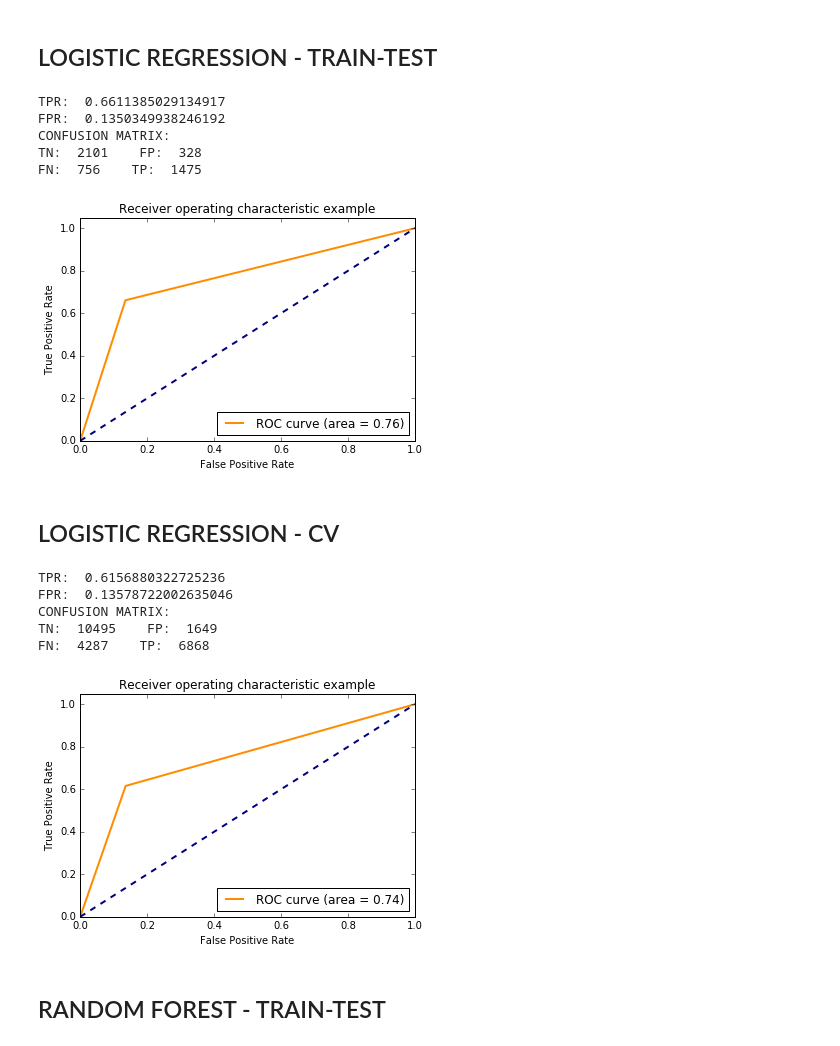
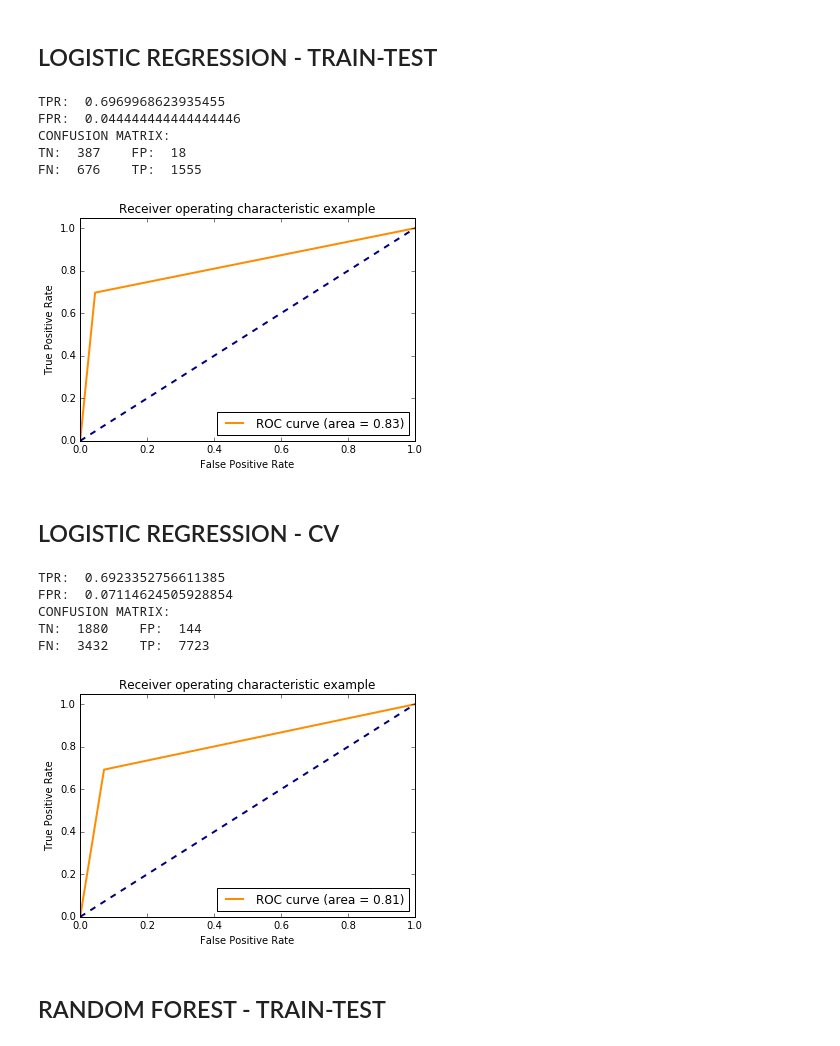
Before and after one commit to nachocarracedo/Lending_Club, a Jupyter notebook: lending_club.ipynb, the cells around one changed output. Cells and saved outputs as stored; diff of their text form; code cells hidden in the pictures.

```diff
--- a/lending_club.ipynb
+++ b/lending_club.ipynb
@@ -345,26 +375,28 @@ loan_df.head()
 # %%
-lr = LogisticRegression(class_weight='balanced', random_state = 3, penalty='l2', C=0.001)
-rf = RandomForestClassifier(n_estimators=400, min_samples_leaf=300, class_weight='balanced',random_state=3)
-selection_param = 0.0001
+#penalty = {0: 4,1: 1}
+
+lr = LogisticRegression(class_weight='balanced', random_state = 3, penalty='l2', C=2)
+rf = RandomForestClassifier(n_estimators=400, min_samples_leaf=400, class_weight='balanced',random_state=3)
+selection_param = 0.001
 # %% [markdown]
 ## FEATURE SELECTION (RF) / OVERSAMPLING
 # %%
 loan_df = pd.read_csv(".\\data_processed\loans.csv")
-loan_df_0 = loan_df[loan_df["loan_status"]==0]
-loan_df = pd.concat([loan_df,loan_df_0],ignore_index=True)
-loan_df = pd.concat([loan_df,loan_df_0],ignore_index=True)
-loan_df = pd.concat([loan_df,loan_df_0],ignore_index=True)
-loan_df = pd.concat([loan_df,loan_df_0],ignore_index=True)
-loan_df = pd.concat([loan_df,loan_df_0],ignore_index=True)
+#loan_df_0 = loan_df[loan_df["loan_status"]==0]
+#loan_df = pd.concat([loan_df,loan_df_0],ignore_index=True)
+#loan_df = pd.concat([loan_df,loan_df_0],ignore_index=True)
+#loan_df = pd.concat([loan_df,loan_df_0],ignore_index=True)
+#loan_df = pd.concat([loan_df,loan_df_0],ignore_index=True)
+#loan_df = pd.concat([loan_df,loan_df_0],ignore_index=True)
 #loan_df = pd.concat([loan_df,loan_df_0],ignore_index=True)
 
 features = loan_df.drop("loan_status", 1)
 target = loan_df.loan_status
 
-rf = RandomForestClassifier(n_estimators=400, min_samples_leaf=100, class_weight='balanced',random_state=3)
-rf.fit(features, target)
+rfsel = RandomForestClassifier(n_estimators=500, min_samples_leaf=200, class_weight='balanced',random_state=2)
+rfsel.fit(features, target)
 
-features_lb = sorted(zip(map(lambda x: round(x, 4), rf.feature_importances_), features.columns), reverse=True, key=lambda pair: pair[0])
+features_lb = sorted(zip(map(lambda x: round(x, 4), rfsel.feature_importances_), features.columns), reverse=True, key=lambda pair: pair[0])
 columns = [features_lb[i][1] for i in range(0,10)]
 
 
@@ -395,11 +427,6 @@ features = sd.fit_transform(features)
 ## LOGISTIC REGRESSION -  TRAIN-TEST
 # %%
 X_train, X_test, y_train, y_test = train_test_split(features, target, stratify=target,test_size=0.20)
-
-penalty = {
-    0: 4,
-    1: 1
-}
 
 lr.fit(X_train, y_train)
 
@@ -432,57 +459,52 @@ plt.title('Receiver operating characteristic example')
 plt.legend(loc="lower right")
 plt.show()
 # %% [output]
-TPR:  0.6611385029134917
-FPR:  0.1350349938246192
+TPR:  0.6969968623935455
+FPR:  0.044444444444444446
 CONFUSION MATRIX:
-TN:  2101    FP:  328
-FN:  756    TP:  1475
+TN:  387    FP:  18
+FN:  676    TP:  1555
-[figure, old version]
+[figure, new version]
 # %% [markdown]
 ## LOGISTIC REGRESSION - CV
 # %%
-penalty = {
-    0: 3,
-    1: 1
-}
-
 kf = KFold(features.shape[0], random_state=1)
 
 predictions = cross_val_predict(lr, features, target,cv=kf)
 predictions = pd.Series(predictions)
 
 tn = len(predictions[(predictions == 0) & (target==0)])
 tp = len(predictions[(predictions == 1) & (target==1)])
 fn = len(predictions[(predictions == 0) & (target==1)])
 fp = len(predictions[(predictions == 1) & (target==0)])
 fpr = fp / (fp + tn)
 tpr = tp / (tp + fn)
 
 print('TPR: ',tpr)
 print('FPR: ',fpr)
 fprpoints, tprpoints, thresholds = roc_curve(target, predictions)
 print('CONFUSION MATRIX:')
 cm = confusion_matrix(target,predictions)
 print('TN: ',cm[0,0], '   FP: ',cm[0,1])
 print('FN: ',cm[1,0], '   TP: ',cm[1,1])
 plt.figure()
 lw = 2
 plt.plot(fprpoints, tprpoints, color='darkorange', lw=lw, label='ROC curve (area = %0.2f)' % auc(fprpoints,tprpoints))
 plt.plot([0, 1], [0, 1], color='navy', lw=lw, linestyle='--')
 plt.xlim([0.0, 1.0])
 plt.ylim([0.0, 1.05])
 plt.xlabel('False Positive Rate')
 plt.ylabel('True Positive Rate')
 plt.title('Receiver operating characteristic example')
 plt.legend(loc="lower right")
 plt.show()
 # %% [output]
-TPR:  0.6156880322725236
-FPR:  0.13578722002635046
+TPR:  0.6923352756611385
+FPR:  0.07114624505928854
 CONFUSION MATRIX:
-TN:  10495    FP:  1649
-FN:  4287    TP:  6868
+TN:  1880    FP:  144
+FN:  3432    TP:  7723
-[figure, old version]
+[figure, new version]
 # %% [markdown]
 ## RANDOM FOREST -  TRAIN-TEST
 # %%
```
Also changed, not shown: parts of 19 cells of this notebook, 1 other file.
